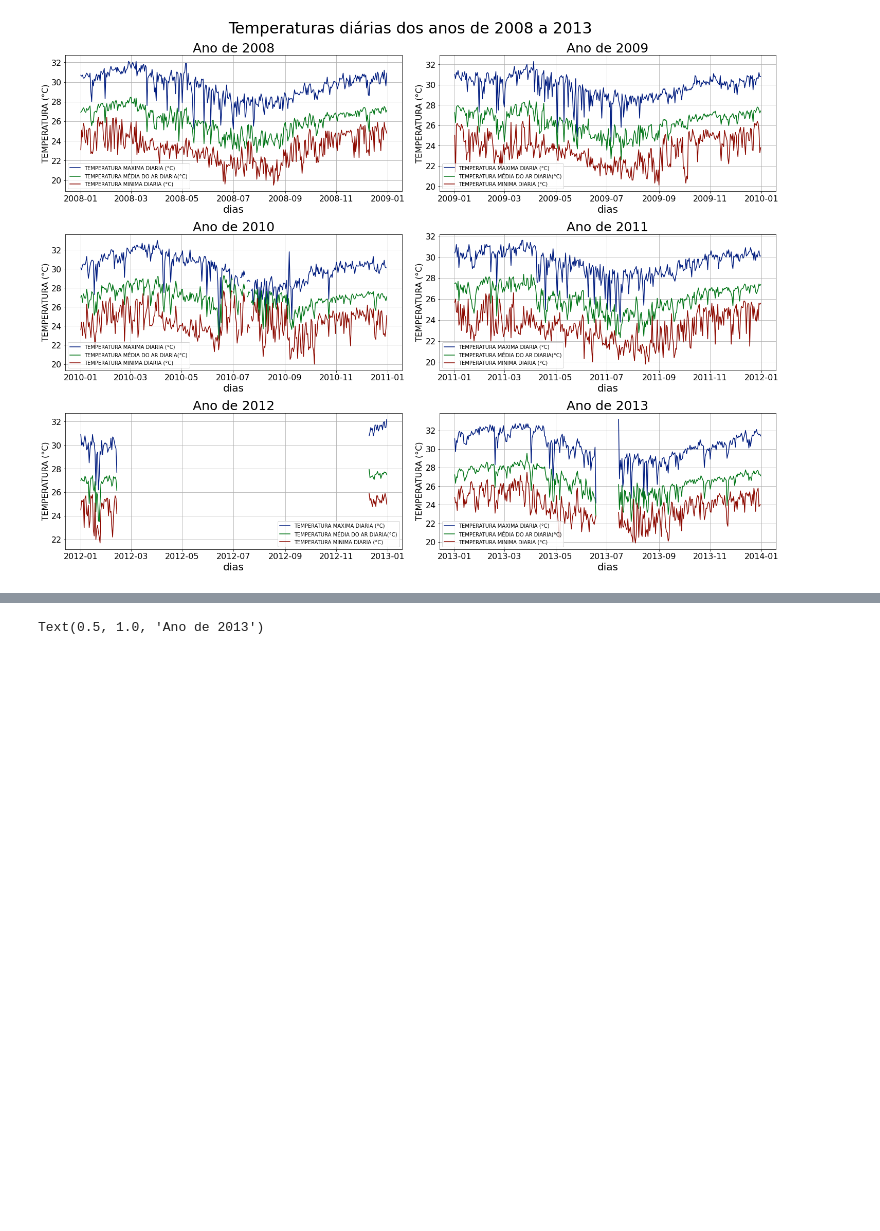
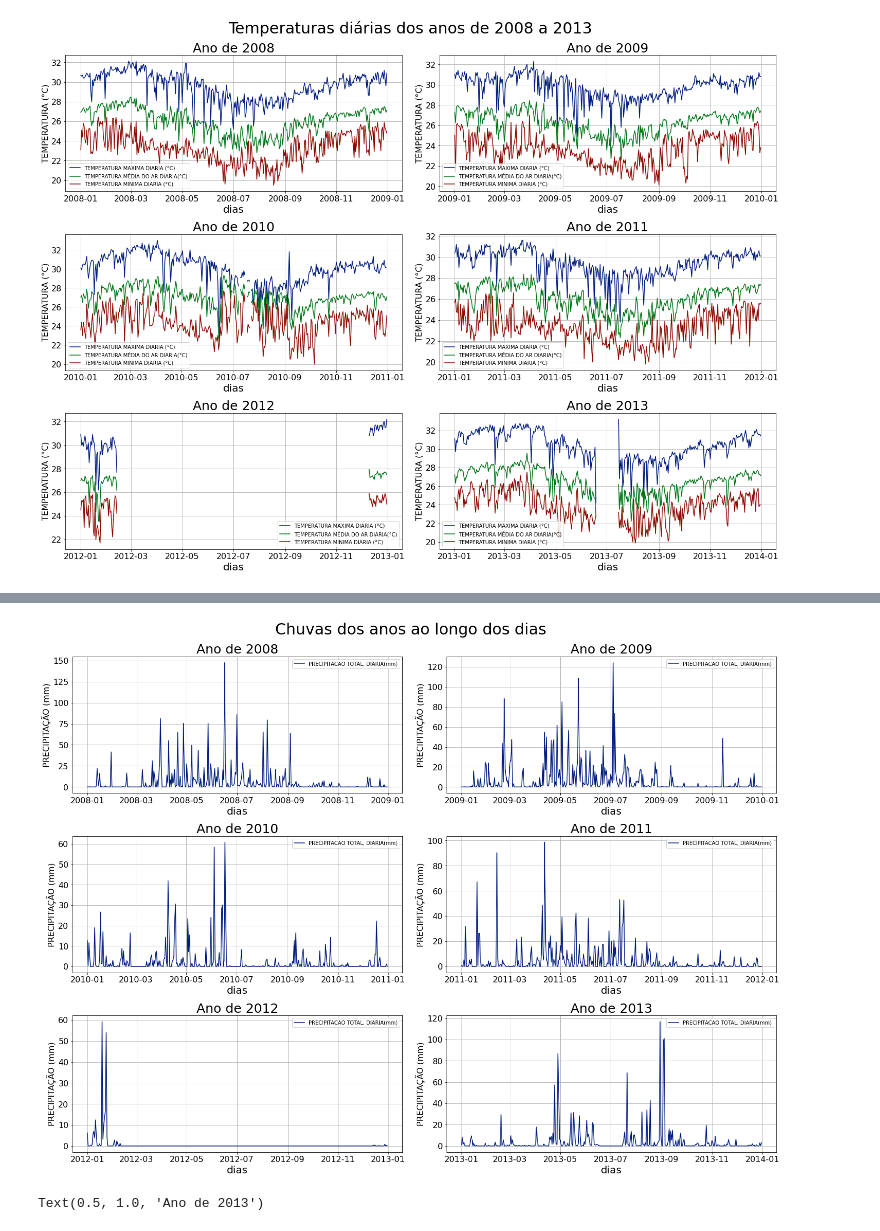
Before and after one commit to V-kr0pt/previsao-de-demanda, a Jupyter notebook: Jupyter/Dados_Meteorologicos_Diarios.ipynb, the cells around one changed output, grey strips where cells are left out. Cells and saved outputs as stored; diff of their text form; code cells hidden in the pictures; blank space fills up the shorter version.

Commit message:
GraficosDiariosChuva-v1
Nesse momento os gráficos referentes aos dados de precipitação estão prontos em sua versão v1

```diff
--- a/Jupyter/Dados_Meteorologicos_Diarios.ipynb
+++ b/Jupyter/Dados_Meteorologicos_Diarios.ipynb
@@ -419,3 +392,98 @@ Text(0.5, 1.0, 'Ano de 2013')
+# %%
+#Gráfico das chuvas
+
+fig2, f2_axes = plt.subplots(nrows=3, ncols=2, constrained_layout=True, figsize=(20,15))
+
+fig2.suptitle('Chuvas dos anos ao longo dos dias',size=30)
+
+#definindo uma variável que armazene o nome da coluna desejada
+col_name_chuva = 'PRECIPITACAO TOTAL, DIARIA(mm)'
+
+#definindo o label do eixo y:
+label_y_chuva = 'PRECIPITAÇÃO (mm)'
+
+
+#primeiro plot
+f2_axes[0,0].plot(df_chuva_08[col_name_chuva], label = col_name_chuva)
+f2_axes[0,0].set_title('Ano de 2008',size=25)
+
+f2_axes[0,0].set_xlabel(label_x,size=20)
+f2_axes[0,0].set_ylabel(label_y_chuva,size=16)
+
+f2_axes[0,0].tick_params(axis='x', labelsize=16)
+f2_axes[0,0].tick_params(axis='y', labelsize=16)
+
+f2_axes[0,0].grid()
+f2_axes[0,0].legend()
+
+
+#segundo plot
+f2_axes[0,1].plot(df_chuva_09[col_name_chuva], label = col_name_chuva)
+
+f2_axes[0,1].set_title('Ano de 2009',size=25)
+f2_axes[0,1].set_xlabel(label_x,size=20)
+f2_axes[0,1].set_ylabel(label_y_chuva,size=16)
+
+f2_axes[0,1].tick_params(axis='x', labelsize=16)
+f2_axes[0,1].tick_params(axis='y', labelsize=16)
+
+f2_axes[0,1].grid()
+f2_axes[0,1].legend()
+
+
+#terceiro plot
+f2_axes[1,0].plot(df_chuva_10[col_name_chuva], label = col_name_chuva)
+
+f2_axes[1,0].set_title('Ano de 2010',size=25)
+f2_axes[1,0].set_xlabel(label_x, size=20)
+f2_axes[1,0].set_ylabel(label_y_chuva,size=16)
+
+f2_axes[1,0].tick_params(axis='x', labelsize=16)
+f2_axes[1,0].tick_params(axis='y', labelsize=16)
+
+f2_axes[1,0].grid()
+f2_axes[1,0].legend()
+
+#quarto plot
+f2_axes[1,1].plot(df_chuva_11[col_name_chuva], label = col_name_chuva)
+
+f2_axes[1,1].set_title('Ano de 2011',size=25)
+f2_axes[1,1].set_xlabel(label_x, size=20)
+f2_axes[1,1].set_ylabel(label_y_chuva, size=16)
+
+f2_axes[1,1].tick_params(axis='x', labelsize=16)
+f2_axes[1,1].tick_params(axis='y', labelsize=16)
+
+f2_axes[1,1].grid()
+f2_axes[1,1].legend()
+
+
+#quinto plot
+f2_axes[2,0].plot(df_chuva_12[col_name_chuva], label = col_name_chuva)
+
+f2_axes[2,0].set_title('Ano de 2012',size=25)
+f2_axes[2,0].set_xlabel(label_x, size=20)
+f2_axes[2,0].set_ylabel(label_y_chuva, size=16)
+
+f2_axes[2,0].tick_params(axis='x', labelsize=16)
+f2_axes[2,0].tick_params(axis='y', labelsize=16)
+
+f2_axes[2,0].grid()
+f2_axes[2,0].legend()
+
+f2_axes[2,1].plot(df_chuva_13[col_name_chuva], label = col_name_chuva)
+
+f2_axes[2,1].set_title('Ano de 2013',size=25)
+f2_axes[2,1].set_xlabel(label_x, size=20)
+f2_axes[2,1].set_ylabel(label_y_chuva, size=16)
+
+f2_axes[2,1].tick_params(axis='x', labelsize=16)
+f2_axes[2,1].tick_params(axis='y', labelsize=16)
+
+f2_axes[2,1].grid()
+f2_axes[2,1].legend();
+# %% [output]
+[figure, added]
 # %%
 #Gráficos da velocidade do vento
 fig3, f3_axes = plt.subplots(nrows=3, ncols=2, constrained_layout=True, figsize=(20,15))
```
Also changed, not shown: parts of 2 cells of this notebook.
